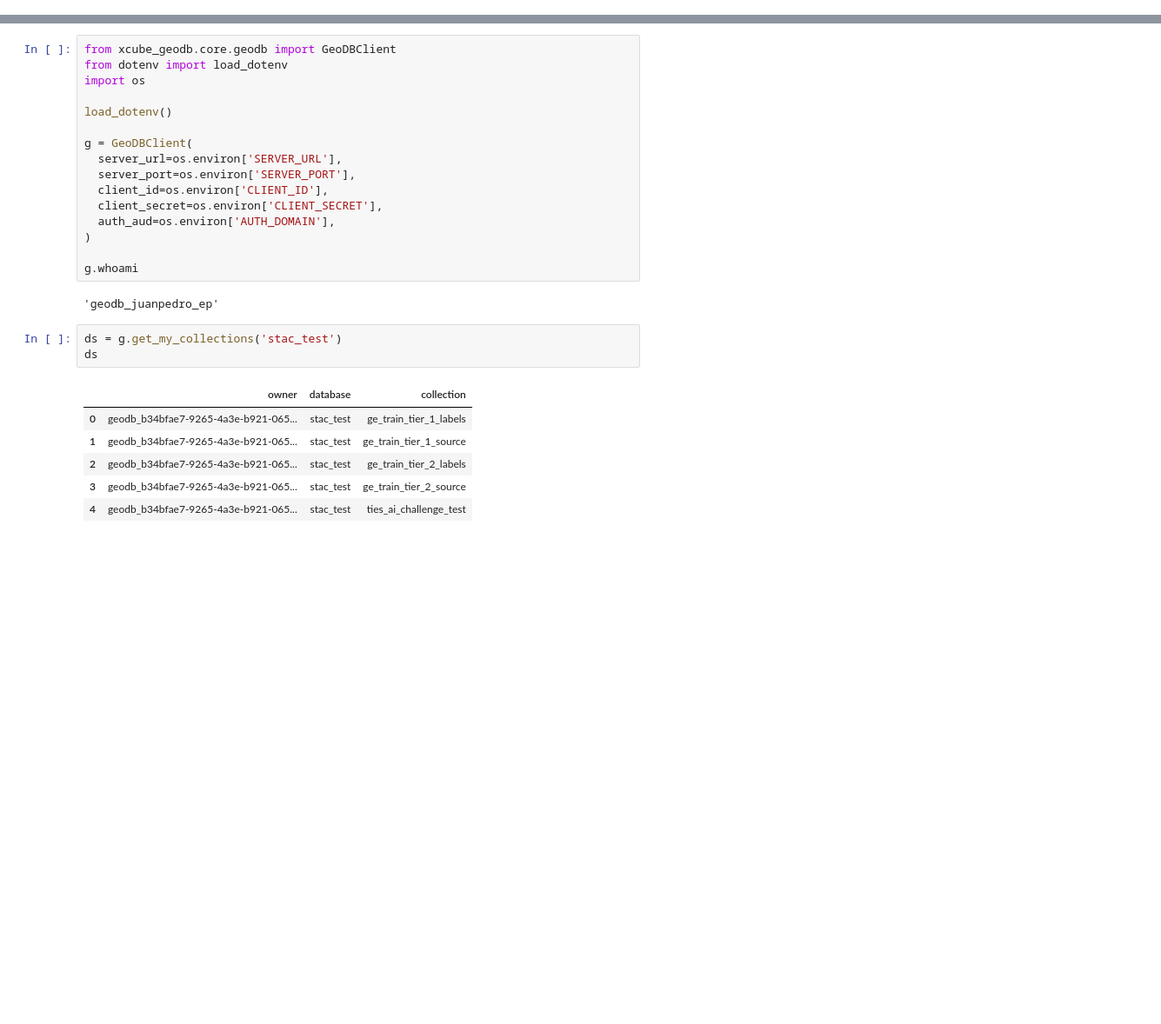
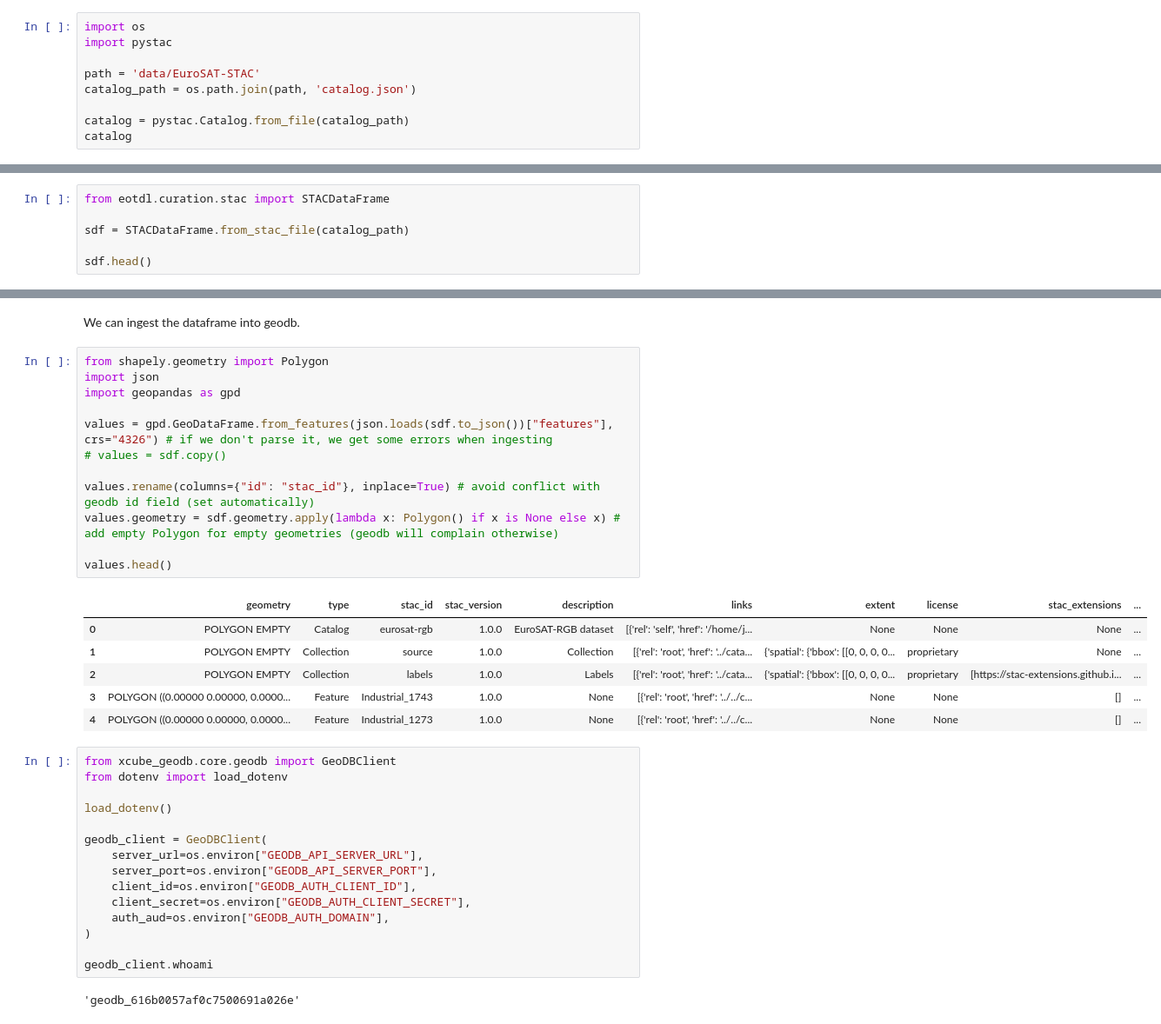
Before and after one commit to earthpulse/eotdl, a Jupyter notebook: demos/ipynbs/02_geodb.ipynb, the cells around one changed output, grey strips where cells are left out. Shown at 87% size. Drawn from its saved outputs; the diff is of its cells as text; blank space fills up the shorter version.

```diff
--- a/demos/ipynbs/02_geodb.ipynb
+++ b/demos/ipynbs/02_geodb.ipynb
@@ -0,0 +8,9 @@
+# %%
+import os
+import pystac
+
+path = 'data/EuroSAT-STAC'
+catalog_path = os.path.join(path, 'catalog.json')
+
+catalog = pystac.Catalog.from_file(catalog_path)
+catalog
@@ -0,0 +21,6 @@
+# %%
+from eotdl.curation.stac import STACDataFrame
+
+sdf = STACDataFrame.from_stac_file(catalog_path)
+
+sdf.head()
@@ -1,28 +34,38 @@
+# %% [markdown]
+We can ingest the dataframe into geodb.
+# %%
+from shapely.geometry import Polygon
+import json
+import geopandas as gpd
+
+values = gpd.GeoDataFrame.from_features(json.loads(sdf.to_json())["features"], crs="4326") # if we don't parse it, we get some errors when ingesting
+# values = sdf.copy()
+
+values.rename(columns={"id": "stac_id"}, inplace=True) # avoid conflict with geodb id field (set automatically)
+values.geometry = sdf.geometry.apply(lambda x: Polygon() if x is None else x) # add empty Polygon for empty geometries (geodb will complain otherwise)
+
+values.head()
+# %% [output]
+|  | geometry | type | stac_id | stac_version | description | links | extent | license | stac_extensions | ... |
+| 0 | POLYGON EMPTY | Catalog | eurosat-rgb | 1.0.0 | EuroSAT-RGB dataset | [{'rel': 'self', 'href': '/home/j... | None | None | None | ... |
+| 1 | POLYGON EMPTY | Collection | source | 1.0.0 | Collection | [{'rel': 'root', 'href': '../cata... | {'spatial': {'bbox': [[0, 0, 0, 0... | proprietary | None | ... |
+| 2 | POLYGON EMPTY | Collection | labels | 1.0.0 | Labels | [{'rel': 'root', 'href': '../cata... | {'spatial': {'bbox': [[0, 0, 0, 0... | proprietary | [https://stac-extensions.github.i... | ... |
+| 3 | POLYGON ((0.00000 0.00000, 0.0000... | Feature | Industrial_1743 | 1.0.0 | None | [{'rel': 'root', 'href': '../../c... | None | None | [] | ... |
+| 4 | POLYGON ((0.00000 0.00000, 0.0000... | Feature | Industrial_1273 | 1.0.0 | None | [{'rel': 'root', 'href': '../../c... | None | None | [] | ... |
 # %%
 from xcube_geodb.core.geodb import GeoDBClient
 from dotenv import load_dotenv
-import os
 
 load_dotenv()
 
-g = GeoDBClient(
-  server_url=os.environ['SERVER_URL'],
-  server_port=os.environ['SERVER_PORT'],
-  client_id=os.environ['CLIENT_ID'],
-  client_secret=os.environ['CLIENT_SECRET'],
-  auth_aud=os.environ['AUTH_DOMAIN'],
+geodb_client = GeoDBClient(
+    server_url=os.environ["GEODB_API_SERVER_URL"],
+    server_port=os.environ["GEODB_API_SERVER_PORT"],
+    client_id=os.environ["GEODB_AUTH_CLIENT_ID"],
+    client_secret=os.environ["GEODB_AUTH_CLIENT_SECRET"],
+    auth_aud=os.environ["GEODB_AUTH_DOMAIN"],
 )
 
-g.whoami
+geodb_client.whoami
 # %% [output]
-'geodb_juanpedro_ep'
+'geodb_616b0057af0c7500691a026e'
-# %%
-ds = g.get_my_collections('stac_test')
-ds
-# %% [output]
-|  | owner | database | collection |
-| 0 | geodb_b34bfae7-9265-4a3e-b921-065... | stac_test | ge_train_tier_1_labels |
-| 1 | geodb_b34bfae7-9265-4a3e-b921-065... | stac_test | ge_train_tier_1_source |
-| 2 | geodb_b34bfae7-9265-4a3e-b921-065... | stac_test | ge_train_tier_2_labels |
-| 3 | geodb_b34bfae7-9265-4a3e-b921-065... | stac_test | ge_train_tier_2_source |
-| 4 | geodb_b34bfae7-9265-4a3e-b921-065... | stac_test | ties_ai_challenge_test |
```
Also changed, not shown: parts of 26 cells of this notebook, 3 other files.
